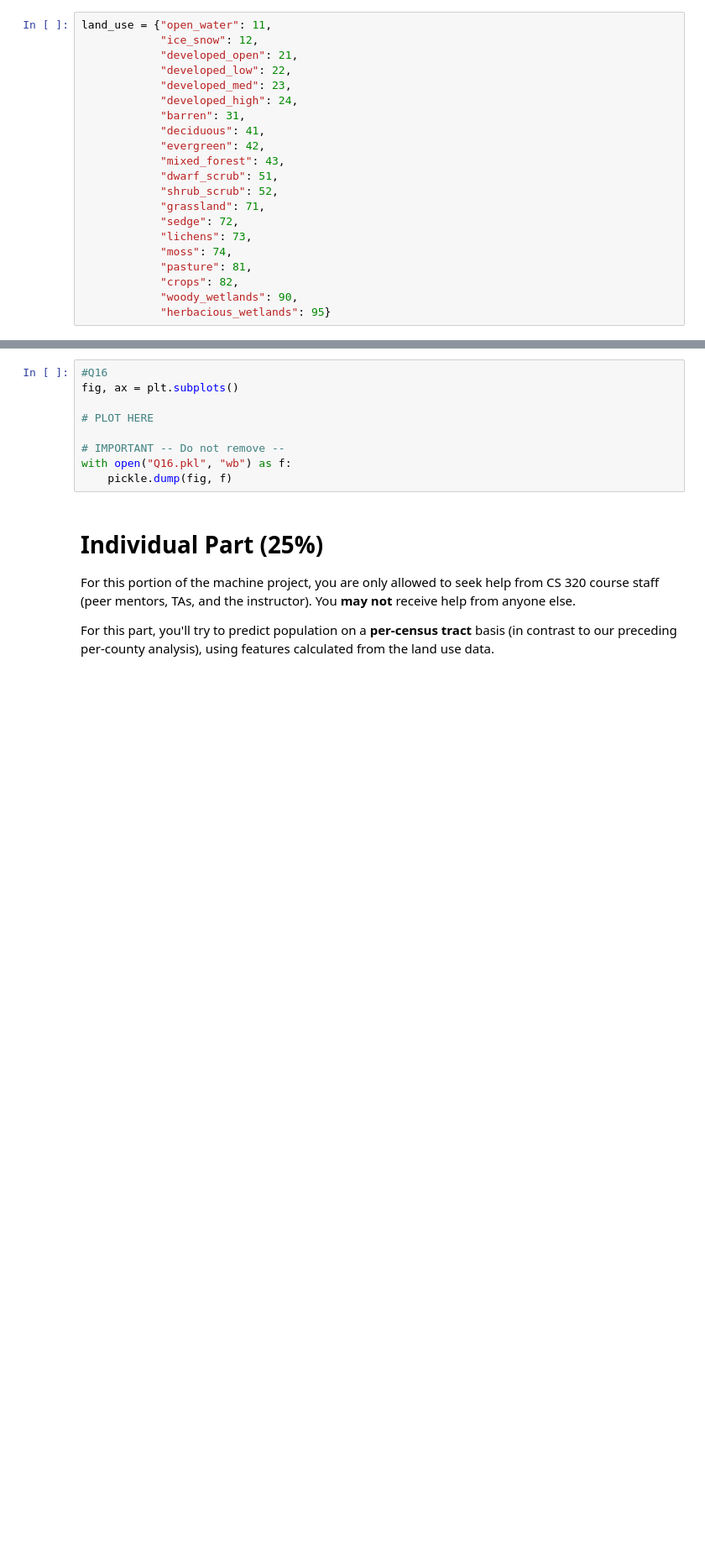
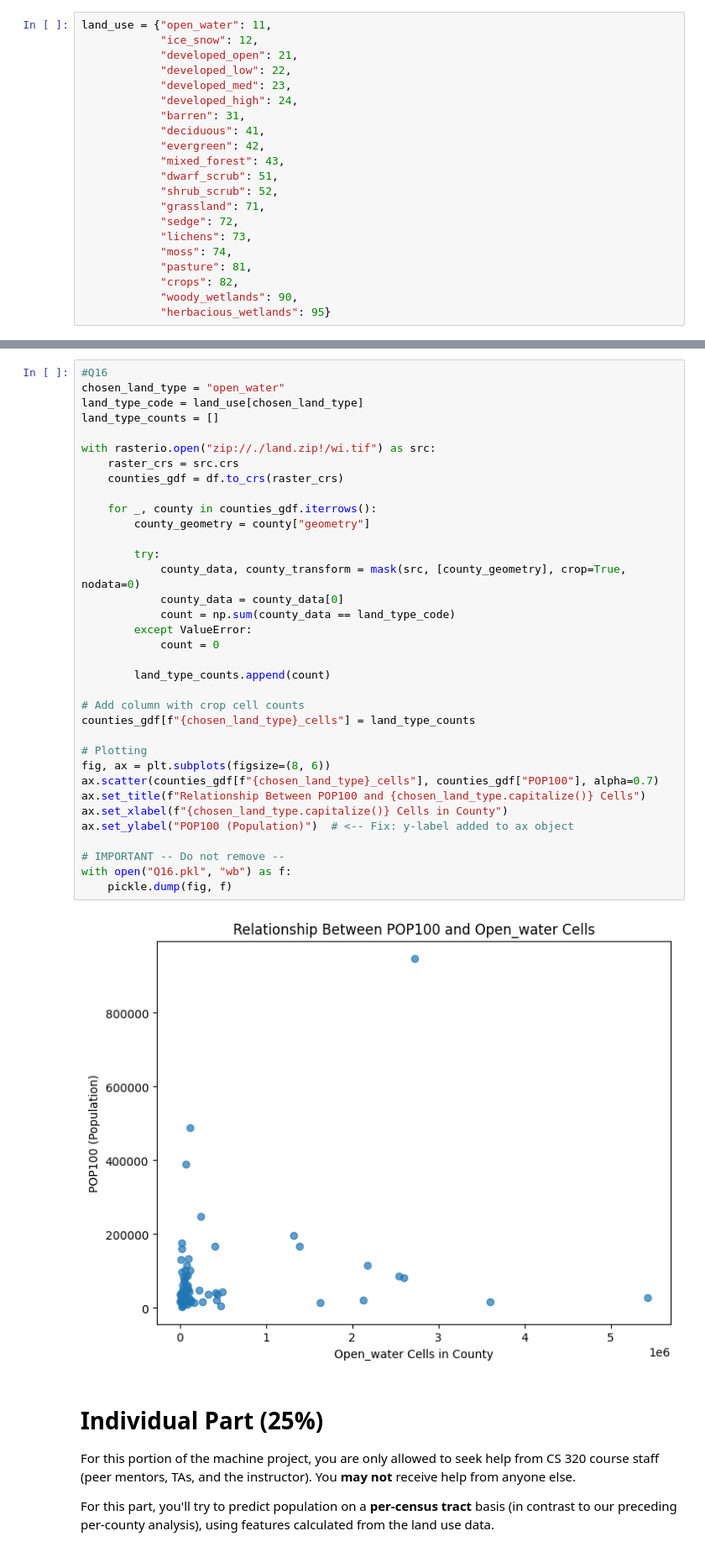
Before and after one commit to ervardaan/cs320-uwmadison-summer2025, a Jupyter notebook: projects/mp7/mp7.ipynb, the cells around one changed output, grey strips where cells are left out. Shown at 84% size. Cells and saved outputs as stored; diff of their text form; blank space fills up the shorter version.

```diff
--- a/projects/mp7/mp7.ipynb
+++ b/projects/mp7/mp7.ipynb
@@ -341,13 +671,41 @@ Show a scatter plot where each point corresponds to a county.
 <img src="img/q16.png" width="400">
 # %%
 #Q16
-fig, ax = plt.subplots()
+chosen_land_type = "open_water"
+land_type_code = land_use[chosen_land_type]
+land_type_counts = []
 
-# PLOT HERE
+with rasterio.open("zip://./land.zip!/wi.tif") as src:
+    raster_crs = src.crs
+    counties_gdf = df.to_crs(raster_crs)
+
+    for _, county in counties_gdf.iterrows():
+        county_geometry = county["geometry"]
+
+        try:
+            county_data, county_transform = mask(src, [county_geometry], crop=True, nodata=0)
+            county_data = county_data[0]
+            count = np.sum(county_data == land_type_code)
+        except ValueError:
+            count = 0
+
+        land_type_counts.append(count)
+
+# Add column with crop cell counts
+counties_gdf[f"{chosen_land_type}_cells"] = land_type_counts
+
+# Plotting
+fig, ax = plt.subplots(figsize=(8, 6))
+ax.scatter(counties_gdf[f"{chosen_land_type}_cells"], counties_gdf["POP100"], alpha=0.7)
+ax.set_title(f"Relationship Between POP100 and {chosen_land_type.capitalize()} Cells")
+ax.set_xlabel(f"{chosen_land_type.capitalize()} Cells in County")
+ax.set_ylabel("POP100 (Population)")  # <-- Fix: y-label added to ax object
 
 # IMPORTANT -- Do not remove --
 with open("Q16.pkl", "wb") as f:
     pickle.dump(fig, f)
+# %% [output]
+[figure, added]
 # %% [markdown]
 # Individual Part (25%)
 
```
Also changed, not shown: parts of 25 cells of this notebook, 11 other files.
